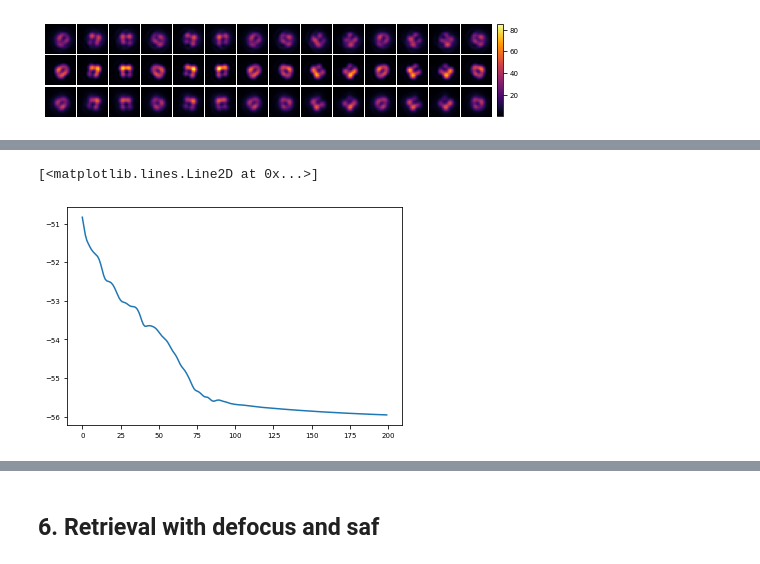
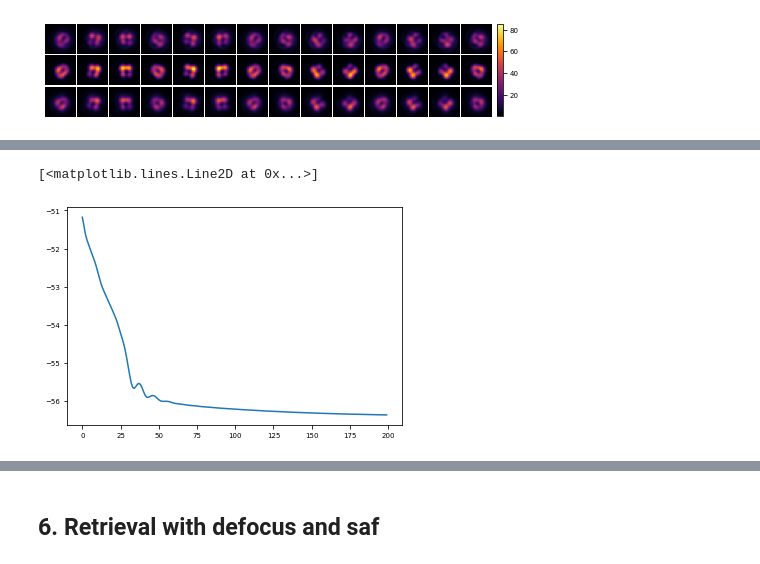
Before and after one commit to rodguti90/pyPSFstack, a Jupyter notebook: figures_article.ipynb, the cells around one changed output, grey strips where cells are left out. Drawn from its saved outputs; the diff is of its cells as text; code cells hidden in the pictures.

```diff
--- a/figures_article.ipynb
+++ b/figures_article.ipynb
@@ -663,10 +704,0 @@ array([-200., -100.,    0.,  100.,  200.])
-# %%
-zi = -1500; z_step = 100
-z_list = np.arange(zi,-zi+z_step,z_step)
-
-params['source']['delta'] = (radius)/wavelength
-params['zdiversity']['z_list'] = z_list / wavelength
-
-params_ret['source']['delta'] = radius/wavelength
-params_ret['zdiversity_np']['z_list'] = z_list / wavelength
-zdiv = ZDiversity(**params['zdiversity'], **params['pupil'])
@@ -673,10 +707,30 @@ zdiv = ZDiversity(**params['zdiversity'], **params['pupil'])
 # %%
-src = srcs.DipoleInterfaceSource(**params['pupil'],**params['source'])
+params_sca = copy.deepcopy(params)
+
+zi = -1500; z_step = 100
+z_list = np.arange(zi,-zi+z_step,z_step)
+
+params_sca['source']['delta'] = (radius)/wavelength
+params_sca['zdiversity_np']['z_list'] = z_list / wavelength
+
+# params_ret['source']['delta'] = radius/wavelength
+# params_ret['zdiversity_np']['z_list'] = z_list / wavelength
+
+zdiv = ZDiversity(**params_sca['zdiversity_np'], **params_sca['pupil'])
+src = srcs.DipoleInterfaceSource(**params_sca['pupil'],**params_sca['source'])
 
 c_W_tetra = np.array([0.595050119555554,0.489068290032588,0.452226752326030,
     0.260435586819384,0.047750334450534,-1.039441179976503,-0.175484816149914,
     0.833009549689635,0.154895303536154,-0.824227959830304,0.039942804577574,
     -4.443116227167999,0.254621433960892,3.604115918547898,
     -0.019994555526541])/(2*np.pi)
-tetra = ScalarAberrations(c_A=[1], c_W=c_W_tetra[1:],
+
+tetra = ScalarZernike(c_A=[1], c_W=c_W_tetra[1:],
                           **params['pupil'], index_convention='standard')
+
+psfs = PSFStack([src, tetra], zdiversity=zdiv)
+psfs.compute_psf_stack(orientation=[0,0,0])
+
+params_sca_ret = copy.deepcopy(params_sca)
+params_sca_ret['aberrations'] = {}
+params_sca_ret['aberrations']['jmax_list'] = [1,15]
@@ -691,9 +749,7 @@ plot_zstack(data_stack, N_z=data_stack.shape[-1])
 # %%
-params_ret['aberrations']['jmax_list'] = [1,15]
-params_ret['aberrations']['index_convention'] = 'standard'
-model, loss_evol = find_pupil(data_stack, params_ret, lr=3e-2, n_epochs=200,
-    loss_fn=loss_loglikelihood, pdiv=None, abe='scalar')
+model, loss_evol = find_pupil(data_stack, params_sca_ret, lr=3e-2, n_epochs=200,
+    loss_fn=loss_loglikelihood, opt_def=False, pdiv=None, abe='scalar')
 plt.plot(loss_evol)
 # %% [output]
 [<matplotlib.lines.Line2D at 0x...>]
-[figure, old version]
+[figure, new version]
```
Also changed, not shown: parts of 41 cells of this notebook.
